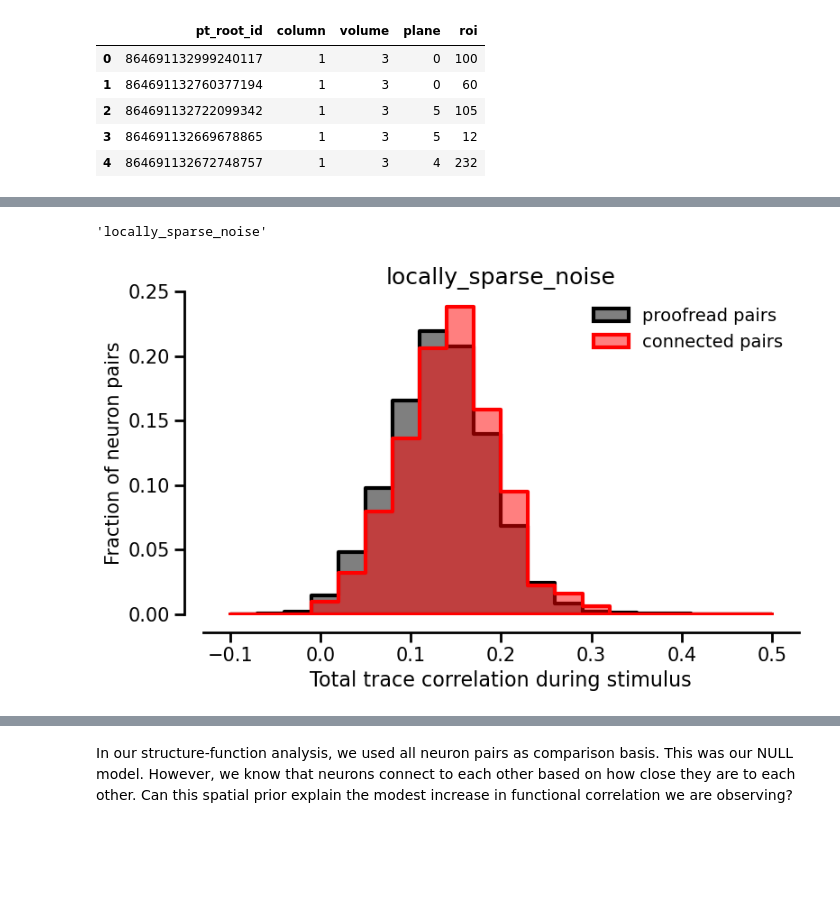
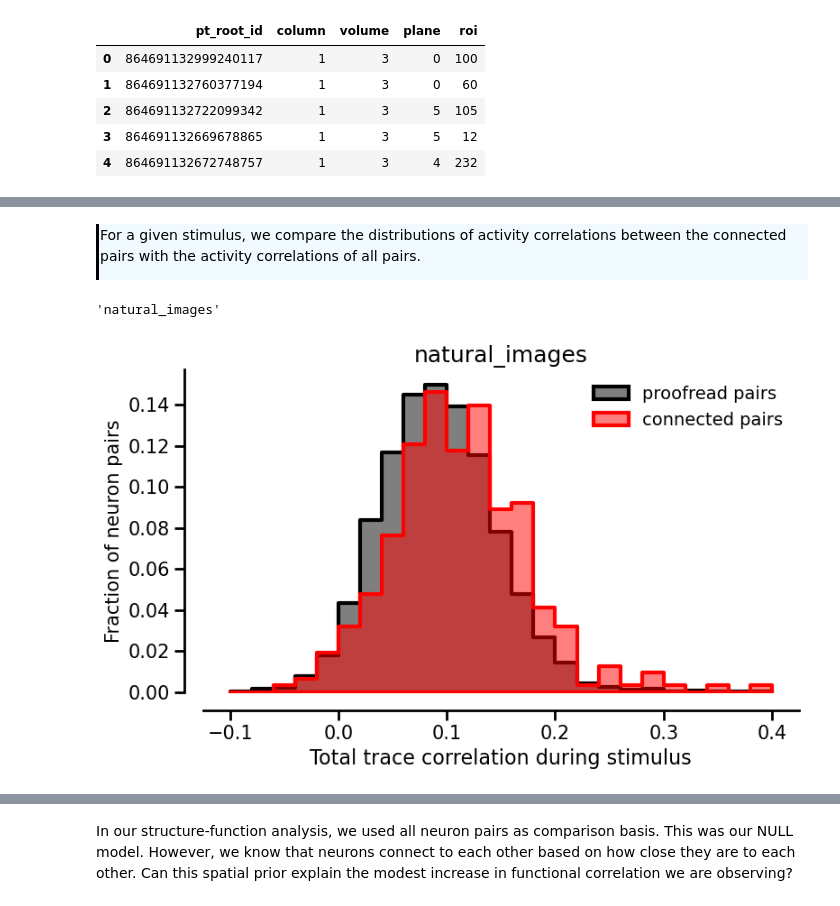
Before and after one commit to AllenSWDB/SWDB_2025_Connectomics, a Jupyter notebook: code/solutions/Workshop2.ipynb, the cells around one changed output, grey strips where cells are left out. Cells and saved outputs as stored; diff of their text form; code cells hidden in the pictures; blank space fills up the shorter version.

```diff
--- a/code/solutions/Workshop2.ipynb
+++ b/code/solutions/Workshop2.ipynb
@@ -422,36 +468,3 @@ corr_coreg_proofread_df = corr_coreg_proofread_df[np.isin(corr_coreg_proofread_d
 corr_coreg_proofread_df = corr_coreg_proofread_df[np.isin(corr_coreg_proofread_df["post_pt_root_id"], post_root_ids)]
 # %%
 conn_corr_df = pd.merge(conn_df, corr_coreg_proofread_df, on=["pre_pt_root_id", "post_pt_root_id"])
-# %%
-stim = stimulus_conditions[2]
-stim
-# %% [output]
-'locally_sparse_noise'
-# %%
-bins=np.linspace(-.1, .5, 21)
-
-fig, ax = plt.subplots(figsize=(8, 5))
-
-ax.set_title(stim, fontsize=18)
-
-sns.histplot(corr_coreg_proofread_df, x=stim, stat="probability", bins=bins, element="step", label="proofread pairs", lw=3, fill=True, alpha=.5, color="k")
-sns.histplot(conn_corr_df, x=stim, stat="probability", bins=bins, element="step", label="connected pairs", lw=3, fill=True, alpha=.5, color="r")
-
-ax.legend(frameon=False, fontsize=14)
-
-ax.tick_params(axis='both', which='major', labelsize=15, width=2, length=8)  # Set larger tick labels
-ax.tick_params(axis='both', which='minor', labelsize=14, width=1, length=4)  # Set larger tick labels
-
-ax.spines['top'].set_visible(False)  # Hide the top spine
-ax.spines['right'].set_visible(False)  # Hide the right spine
-ax.spines['bottom'].set_linewidth(2)  # Hide the top spine
-ax.spines['left'].set_linewidth(2)  # Hide the right spine
-
-ax.set_xlabel("Total trace correlation during stimulus", fontsize=16)
-ax.set_ylabel("Fraction of neuron pairs", fontsize=15)
-sns.despine(offset=15, trim=False)
-plt.tight_layout()
-
-plt.show()
-# %% [output]
-[figure, removed]
@@ -465,0 +471,37 @@ connection_probability = connected_pair_counts / (proofread_pair_counts + 1e-6)
+# %% [markdown]
+<div style="border-left: 3px solid #000; padding: 1px; padding-left: 10px; background: #F0FAFF; ">
+
+For a given stimulus, we compare the distributions of activity correlations between the connected pairs with the activity correlations of all pairs.
+# %%
+stim = stimulus_conditions[3]
+stim
+# %% [output]
+'natural_images'
+# %%
+bins=np.linspace(-.1, .4, 26)
+
+fig, ax = plt.subplots(figsize=(8, 5))
+
+ax.set_title(stim, fontsize=18)
+
+sns.histplot(corr_coreg_proofread_df, x=stim, stat="probability", bins=bins, element="step", label="proofread pairs", lw=3, fill=True, alpha=.5, color="k")
+sns.histplot(conn_corr_df, x=stim, stat="probability", bins=bins, element="step", label="connected pairs", lw=3, fill=True, alpha=.5, color="r")
+
+ax.legend(frameon=False, fontsize=14)
+
+ax.tick_params(axis='both', which='major', labelsize=15, width=2, length=8)  # Set larger tick labels
+ax.tick_params(axis='both', which='minor', labelsize=14, width=1, length=4)  # Set larger tick labels
+
+ax.spines['top'].set_visible(False)  # Hide the top spine
+ax.spines['right'].set_visible(False)  # Hide the right spine
+ax.spines['bottom'].set_linewidth(2)  # Hide the top spine
+ax.spines['left'].set_linewidth(2)  # Hide the right spine
+
+ax.set_xlabel("Total trace correlation during stimulus", fontsize=16)
+ax.set_ylabel("Fraction of neuron pairs", fontsize=15)
+sns.despine(offset=15, trim=False)
+plt.tight_layout()
+
+plt.show()
+# %% [output]
+[figure, added]
```
Also changed, not shown: parts of 31 cells of this notebook.
